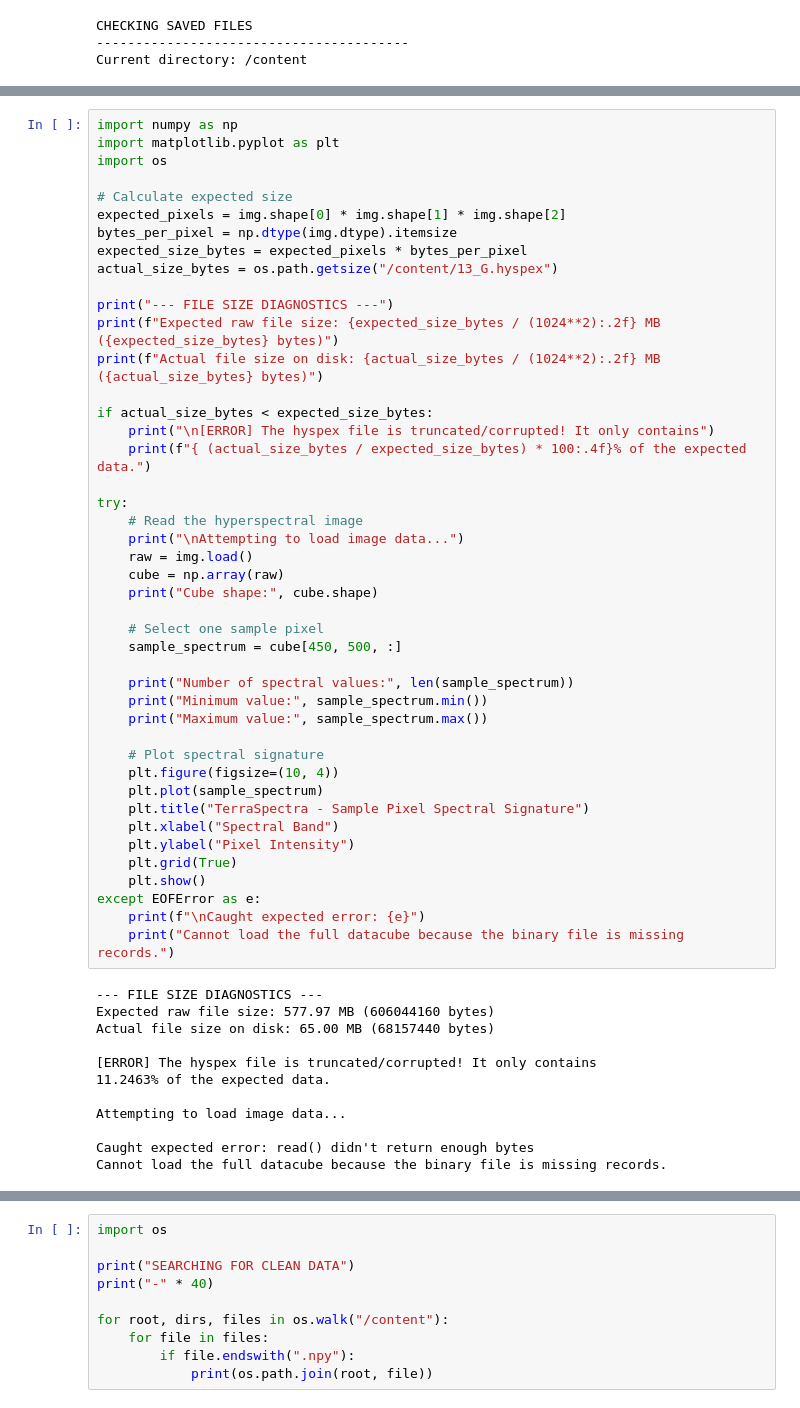
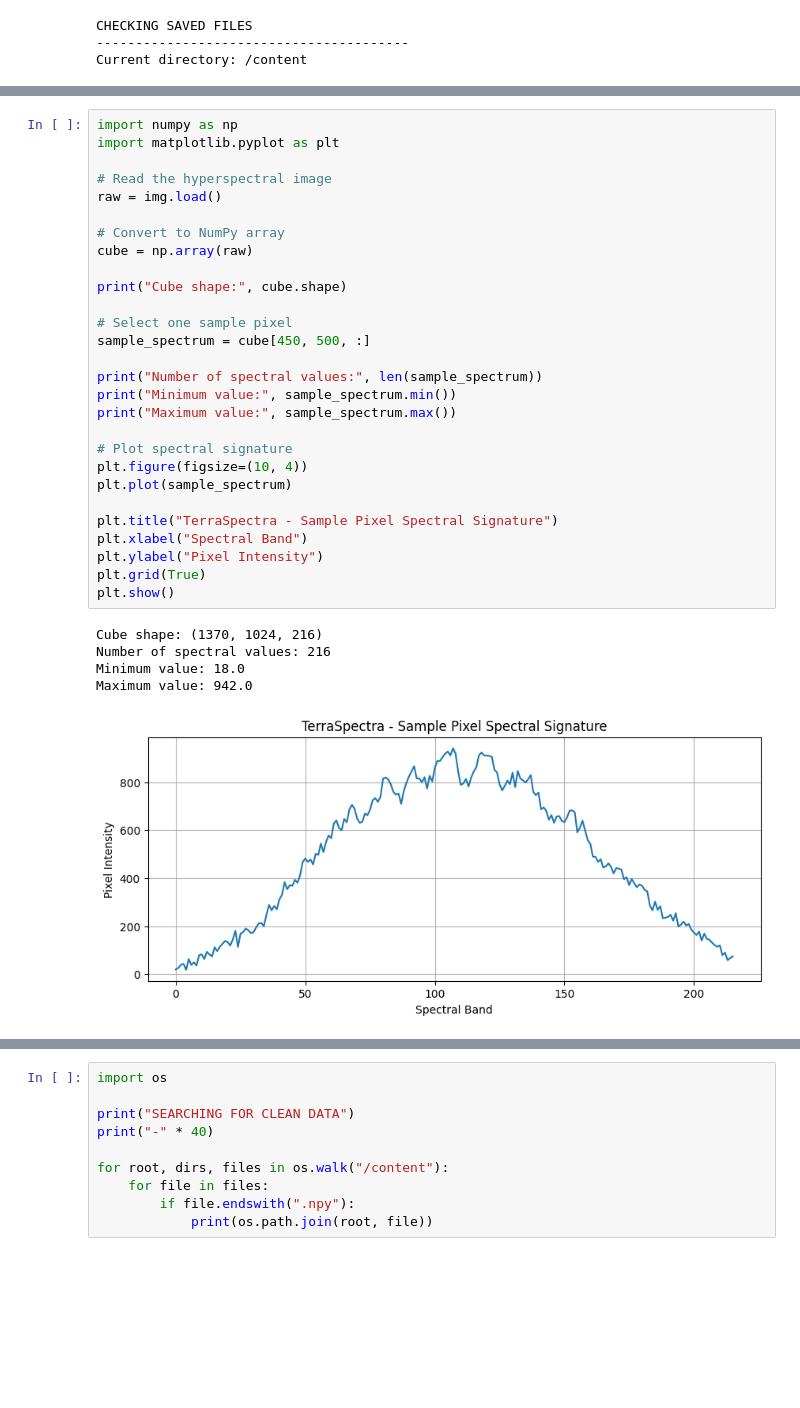
Before and after one commit to megha-0066/TerraSpectra, a Jupyter notebook: TeraSpectra.ipynb, the cells around one changed output, grey strips where cells are left out. Cells and saved outputs as stored; diff of their text form; blank space fills up the shorter version.

```diff
--- a/TeraSpectra.ipynb
+++ b/TeraSpectra.ipynb
@@ -1021,57 +1018,35 @@ Data type: <u2
 # %%
 import numpy as np
 import matplotlib.pyplot as plt
-import os
 
-# Calculate expected size
-expected_pixels = img.shape[0] * img.shape[1] * img.shape[2]
-bytes_per_pixel = np.dtype(img.dtype).itemsize
-expected_size_bytes = expected_pixels * bytes_per_pixel
-actual_size_bytes = os.path.getsize("/content/13_G.hyspex")
+# Read the hyperspectral image
+raw = img.load()
 
-print("--- FILE SIZE DIAGNOSTICS ---")
-print(f"Expected raw file size: {expected_size_bytes / (1024**2):.2f} MB ({expected_size_bytes} bytes)")
-print(f"Actual file size on disk: {actual_size_bytes / (1024**2):.2f} MB ({actual_size_bytes} bytes)")
+# Convert to NumPy array
+cube = np.array(raw)
 
-if actual_size_bytes < expected_size_bytes:
-    print("\n[ERROR] The hyspex file is truncated/corrupted! It only contains")
-    print(f"{ (actual_size_bytes / expected_size_bytes) * 100:.4f}% of the expected data.")
+print("Cube shape:", cube.shape)
 
-try:
-    # Read the hyperspectral image
-    print("\nAttempting to load image data...")
-    raw = img.load()
-    cube = np.array(raw)
-    print("Cube shape:", cube.shape)
+# Select one sample pixel
+sample_spectrum = cube[450, 500, :]
 
-    # Select one sample pixel
-    sample_spectrum = cube[450, 500, :]
+print("Number of spectral values:", len(sample_spectrum))
+print("Minimum value:", sample_spectrum.min())
+print("Maximum value:", sample_spectrum.max())
 
-    print("Number of spectral values:", len(sample_spectrum))
-    print("Minimum value:", sample_spectrum.min())
-    print("Maximum value:", sample_spectrum.max())
+# Plot spectral signature
+plt.figure(figsize=(10, 4))
+plt.plot(sample_spectrum)
 
-    # Plot spectral signature
-    plt.figure(figsize=(10, 4))
-    plt.plot(sample_spectrum)
-    plt.title("TerraSpectra - Sample Pixel Spectral Signature")
-    plt.xlabel("Spectral Band")
-    plt.ylabel("Pixel Intensity")
-    plt.grid(True)
-    plt.show()
-except EOFError as e:
-    print(f"\nCaught expected error: {e}")
-    print("Cannot load the full datacube because the binary file is missing records.")
+plt.title("TerraSpectra - Sample Pixel Spectral Signature")
+plt.xlabel("Spectral Band")
+plt.ylabel("Pixel Intensity")
+plt.grid(True)
+plt.show()
 # %% [output]
---- FILE SIZE DIAGNOSTICS ---
-Expected raw file size: 577.97 MB (606044160 bytes)
-Actual file size on disk: 65.00 MB (68157440 bytes)
-
-[ERROR] The hyspex file is truncated/corrupted! It only contains
-11.2463% of the expected data.
-
-Attempting to load image data...
-
-Caught expected error: read() didn't return enough bytes
-Cannot load the full datacube because the binary file is missing records.
+Cube shape: (1370, 1024, 216)
+Number of spectral values: 216
+Minimum value: 18.0
+Maximum value: 942.0
+[figure, added]
 # %%
```
Also changed, not shown: parts of 77 cells of this notebook.
